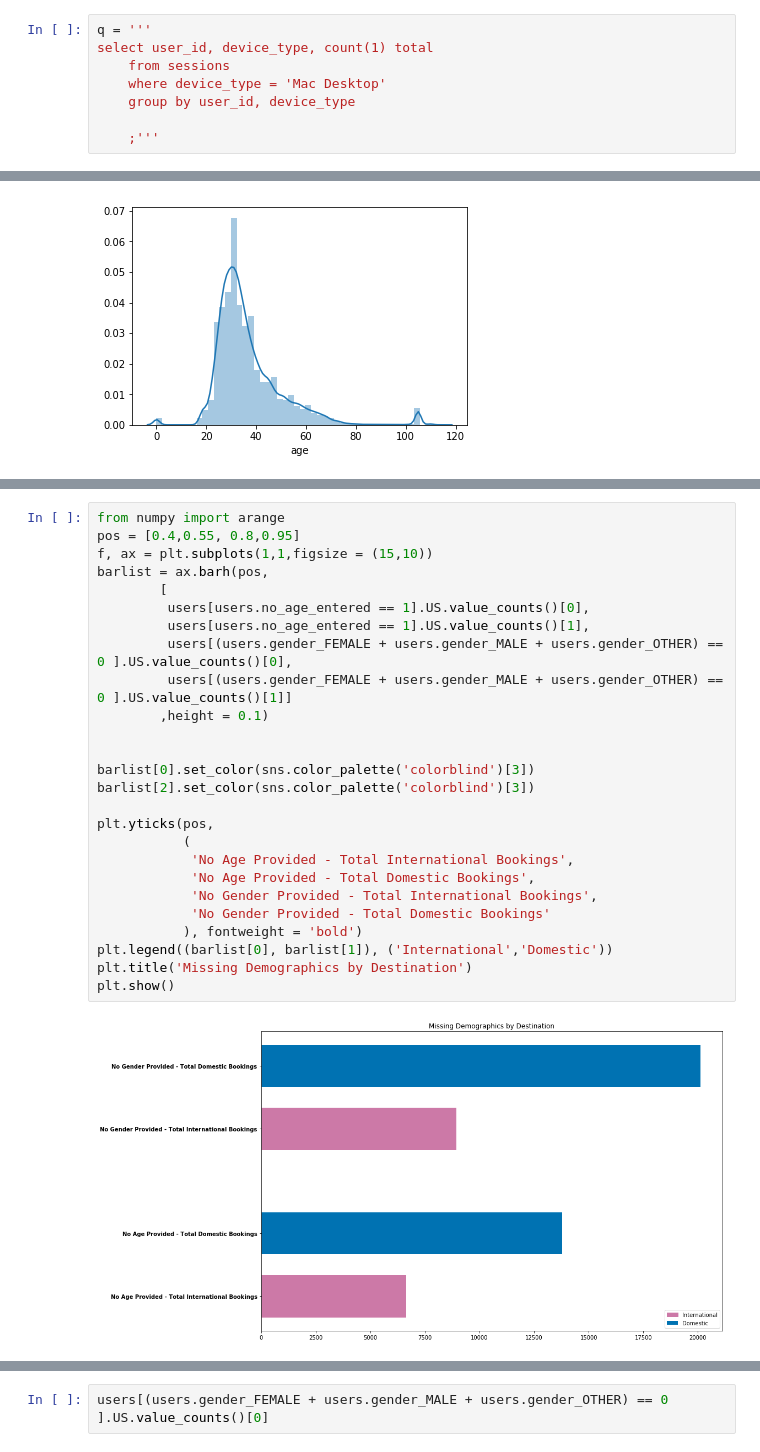
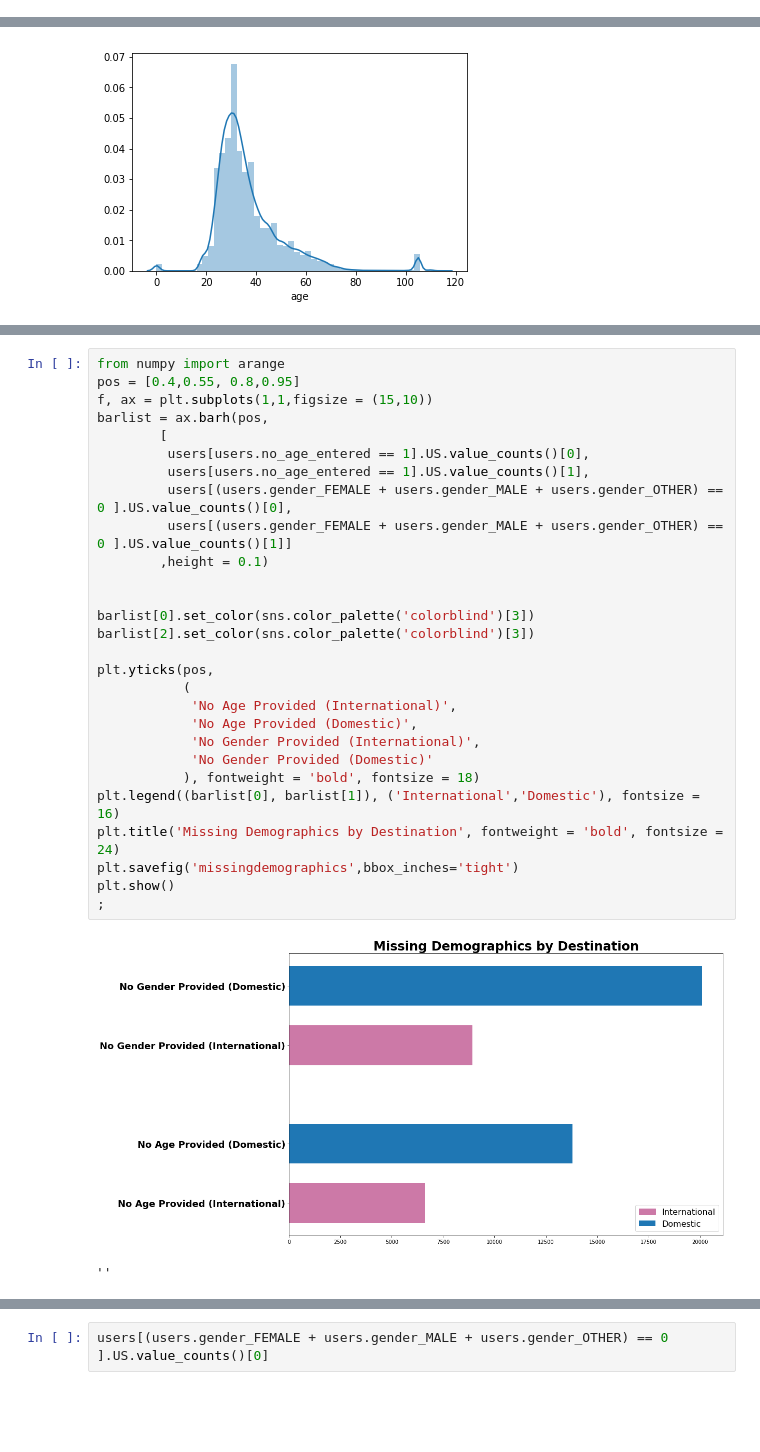
Before and after one commit to emilyageller/Geller_Metis, a Jupyter notebook: Project 3/Project3_Part2_SQLandEDA.ipynb, the cells around one changed output, grey strips where cells are left out. Cells and saved outputs as stored; diff of their text form; blank space fills up the shorter version.

```diff
--- a/Project 3/Project3_Part2_SQLandEDA.ipynb
+++ b/Project 3/Project3_Part2_SQLandEDA.ipynb
@@ -101,11 +101,3 @@ from (
     group by user_id, device_type) sessions
 
     ;'''
-# %%
-q = '''
-select user_id, device_type, count(1) total
-    from sessions
-    where device_type = 'Mac Desktop'
-    group by user_id, device_type
-
-    ;'''
@@ -458,28 +429,31 @@ plt.savefig('Destinationbyage')
 # %%
 from numpy import arange
 pos = [0.4,0.55, 0.8,0.95]
 f, ax = plt.subplots(1,1,figsize = (15,10))
 barlist = ax.barh(pos,
         [
          users[users.no_age_entered == 1].US.value_counts()[0],
          users[users.no_age_entered == 1].US.value_counts()[1],
          users[(users.gender_FEMALE + users.gender_MALE + users.gender_OTHER) == 0 ].US.value_counts()[0],
          users[(users.gender_FEMALE + users.gender_MALE + users.gender_OTHER) == 0 ].US.value_counts()[1]]
         ,height = 0.1)
 
 
 barlist[0].set_color(sns.color_palette('colorblind')[3])
 barlist[2].set_color(sns.color_palette('colorblind')[3])
 
 plt.yticks(pos,
            (
-            'No Age Provided - Total International Bookings',
-            'No Age Provided - Total Domestic Bookings',
-            'No Gender Provided - Total International Bookings',
-            'No Gender Provided - Total Domestic Bookings'
-           ), fontweight = 'bold')
-plt.legend((barlist[0], barlist[1]), ('International','Domestic'))
-plt.title('Missing Demographics by Destination')
+            'No Age Provided (International)',
+            'No Age Provided (Domestic)',
+            'No Gender Provided (International)',
+            'No Gender Provided (Domestic)'
+           ), fontweight = 'bold', fontsize = 18)
+plt.legend((barlist[0], barlist[1]), ('International','Domestic'), fontsize = 16)
+plt.title('Missing Demographics by Destination', fontweight = 'bold', fontsize = 24)
+plt.savefig('missingdemographics',bbox_inches='tight')
 plt.show()
+;
 # %% [output]
-[figure, old version]
+[figure, new version]
+''
```
Also changed, not shown: parts of 6 cells of this notebook, 1 other file.
